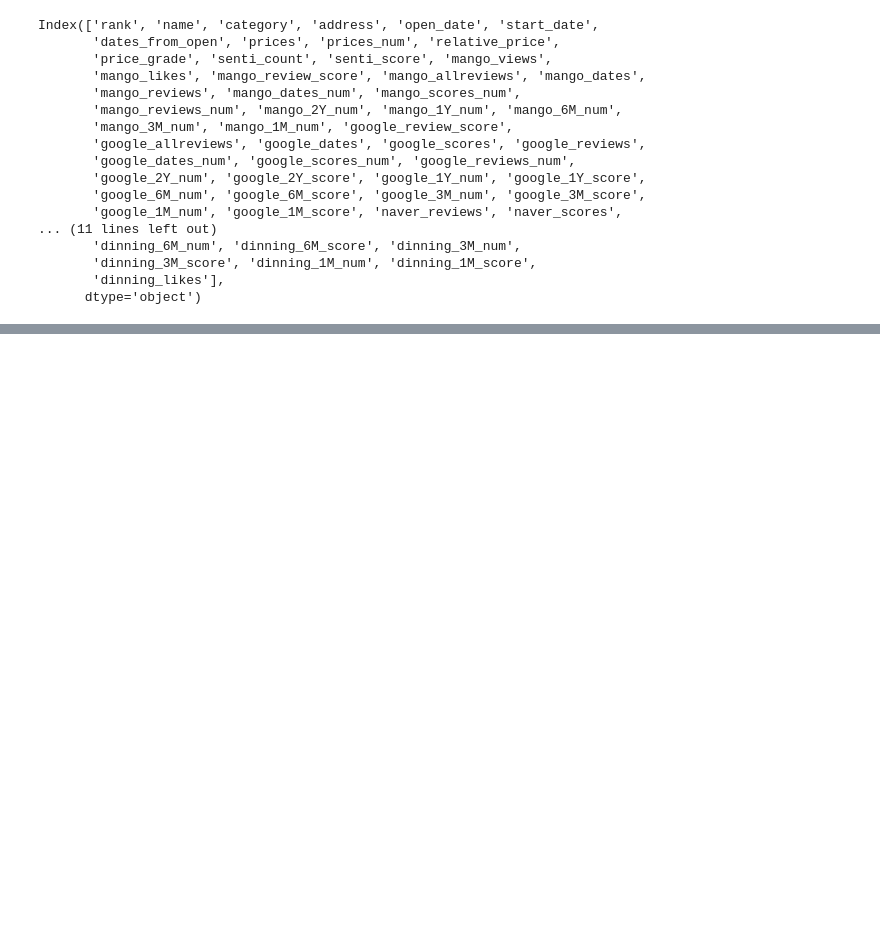
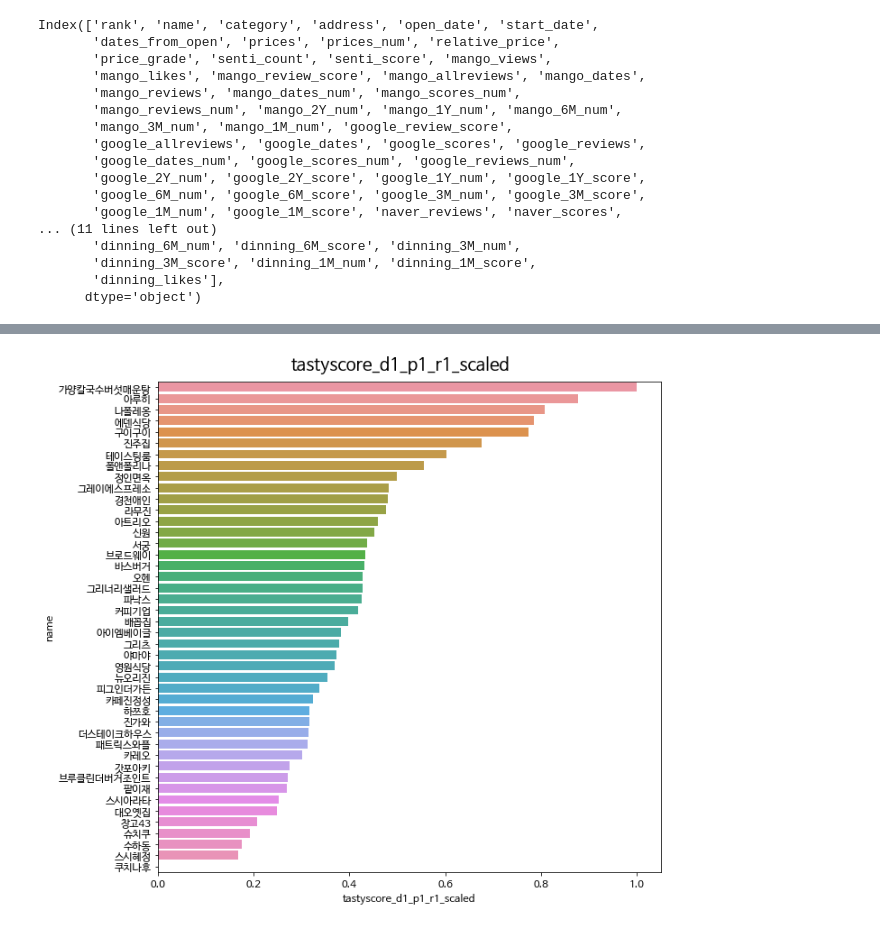
Before and after one commit to Edwardkim0/RealTastySpot, a Jupyter notebook: code/data_preprocessing.ipynb, the cells around one changed output, grey strips where cells are left out. Cells and saved outputs as stored; diff of their text form; code cells hidden in the pictures; blank space fills up the shorter version.

```diff
--- a/code/data_preprocessing.ipynb
+++ b/code/data_preprocessing.ipynb
@@ -486,0 +718,21 @@ Index(['rank', 'name', 'category', 'address', 'open_date', 'start_date',
+# %%
+from sklearn.preprocessing import MinMaxScaler
+def scaling_column(df, col_name):
+    scaler = MinMaxScaler()
+    scaled_values = scaler.fit_transform(df[col_name].to_numpy().reshape((-1, 1)))
+    df[col_name + '_scaled'] = scaled_values
+    return df
+# %%
+def plot_sorted_bargraph(df, colname):
+    fig = plt.figure(figsize=(10,10))
+    temp_df = df.sort_values(colname, ascending=False)
+    fig.suptitle(colname, y=0.92, size=19)
+    sns.barplot(temp_df[colname], temp_df['name'])
+    plt.savefig(colname+'.png', dpi=300)
+# %%
+feature_data = scaling_column(feature_data, 'tastyscore_d1_p1_r1')
+# %%
+feature_data['d1_p1_r1_rank'] = feature_data['tastyscore_d1_p1_r1'].rank(ascending=False).astype(int)
+feature_data['d2_p1_r1_rank'] = feature_data['tastyscore_d2_p1_r1'].rank(ascending=False).astype(int)
+feature_data['d1_p2_r1_rank'] = feature_data['tastyscore_d1_p2_r1'].rank(ascending=False).astype(int)
+feature_data['d1_p1_r2_rank'] = feature_data['tastyscore_d1_p1_r2'].rank(ascending=False).astype(int)
@@ -486,0 +741,4 @@ Index(['rank', 'name', 'category', 'address', 'open_date', 'start_date',
+# %%
+plot_sorted_bargraph(feature_data, 'tastyscore_d1_p1_r1_scaled')
+# %% [output]
+[figure, added]
```
Also changed, not shown: parts of 59 cells of this notebook, 14 other files.
